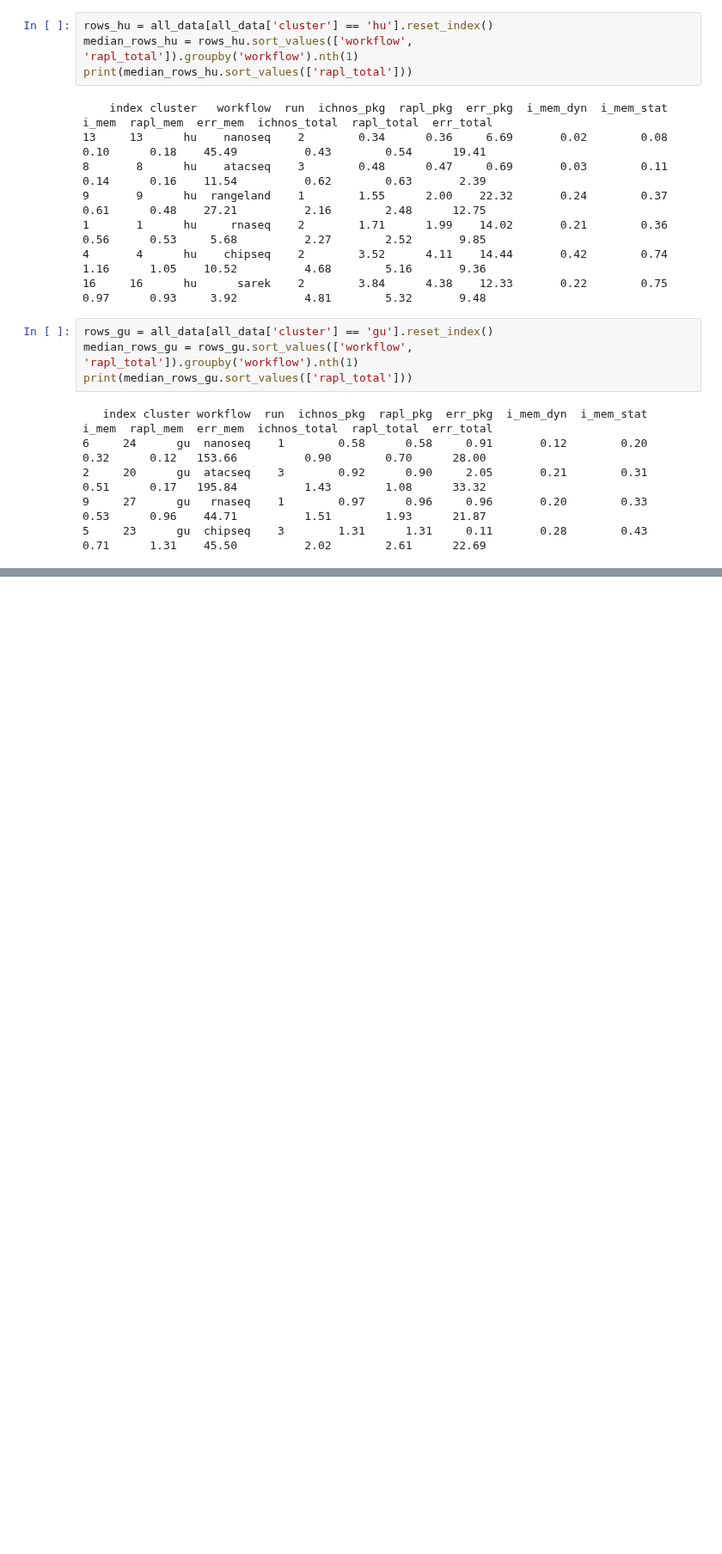
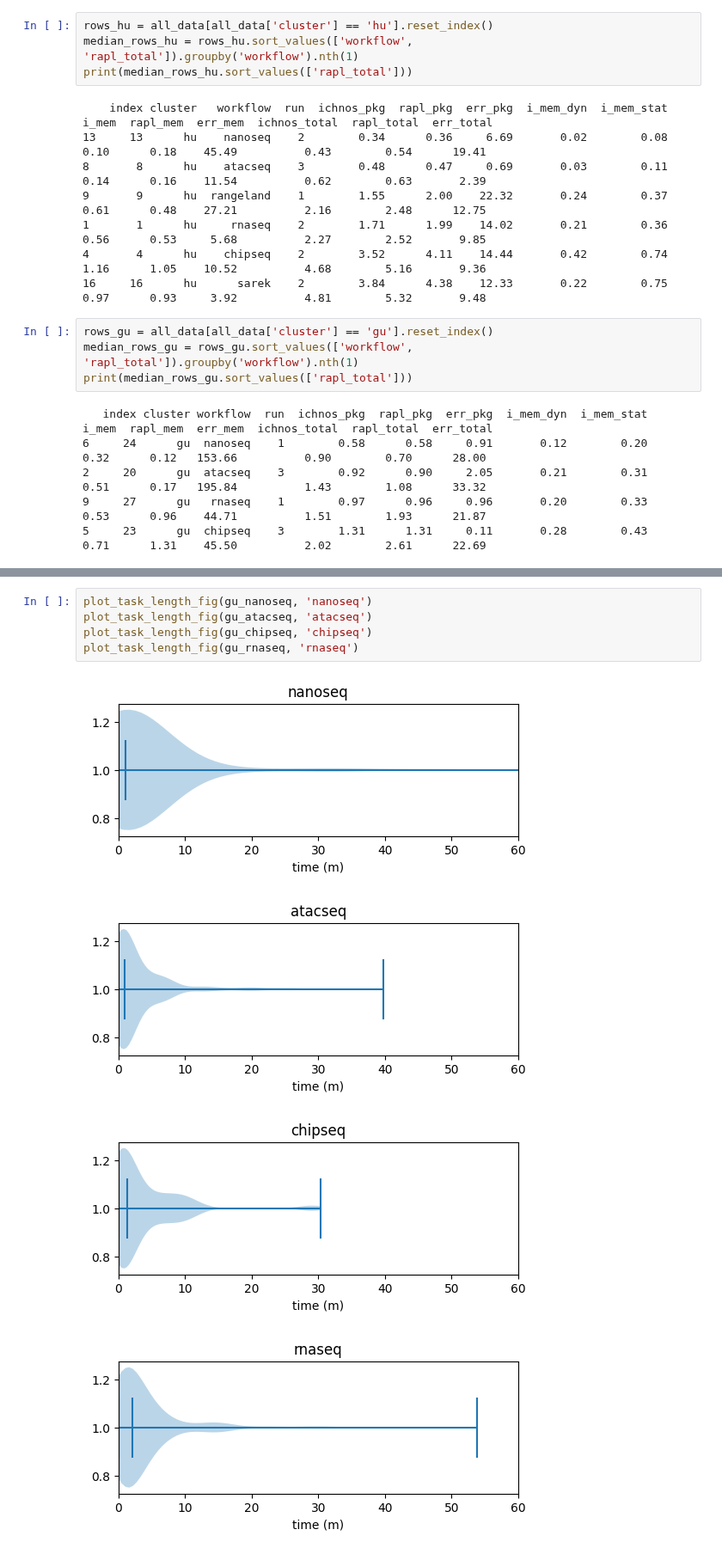
Before and after one commit to GlasgowC3lab/ichnos-results-evaluation, a Jupyter notebook: ext-results/ext-analysis.ipynb, the cells around one changed output, grey strips where cells are left out. Shown at 86% size. Drawn from its saved outputs; the diff is of its cells as text; blank space fills up the shorter version.

```diff
--- a/ext-results/ext-analysis.ipynb
+++ b/ext-results/ext-analysis.ipynb
@@ -273,0 +284,10 @@ gu_chipseq, gu_chipseq_time = load_nxf_trace('gu', 'chipseq', 3)
+# %%
+plot_task_length_fig(gu_nanoseq, 'nanoseq')
+plot_task_length_fig(gu_atacseq, 'atacseq')
+plot_task_length_fig(gu_chipseq, 'chipseq')
+plot_task_length_fig(gu_rnaseq, 'rnaseq')
+# %% [output]
+[figure, new version]
+[figure, added]
+[figure, added]
+[figure, added]
```
Also changed, not shown: parts of 8 cells of this notebook, 17 other files.
